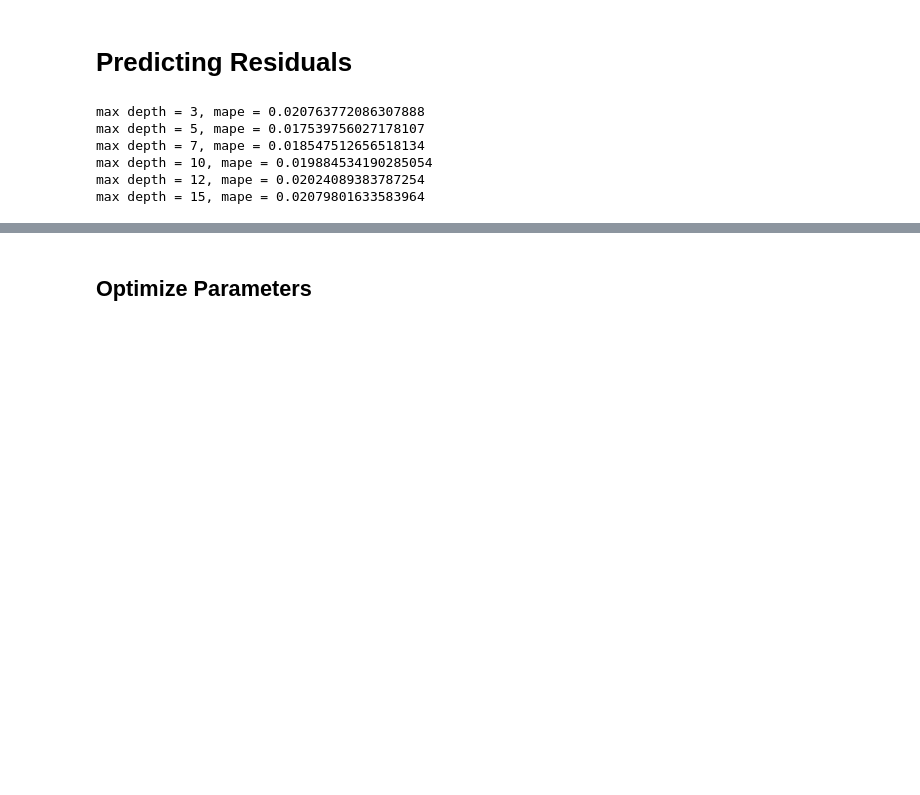
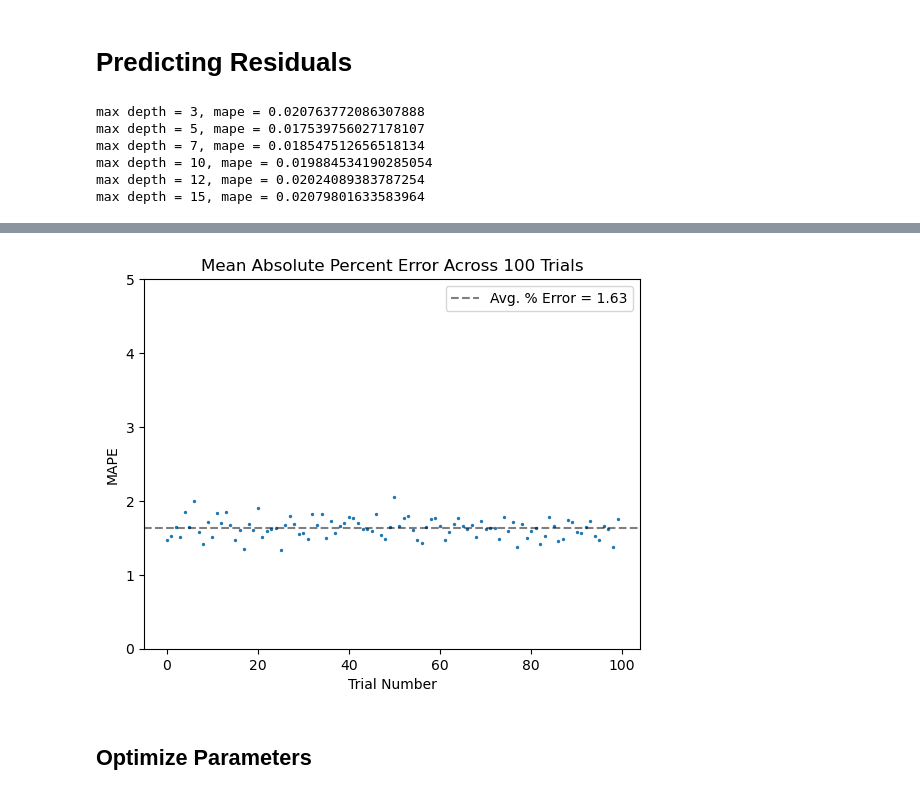
Before and after one commit to jakekosakoff/Physics-139-Final, a Jupyter notebook: Final Project Code/Boosting.ipynb, the cells around one changed output, grey strips where cells are left out. Drawn from its saved outputs; the diff is of its cells as text; code cells hidden in the pictures; blank space fills up the shorter version.

```diff
--- a/Final Project Code/Boosting.ipynb
+++ b/Final Project Code/Boosting.ipynb
@@ -169,2 +171,27 @@ plt.show()
+# %%
+mapes = []
+for i in range(100):
+    X_train, X_test, y_train, y_test = train_test_split(X, y, test_size = 0.1, random_state = i)
+    X_train = np.asarray(X_train.astype("float32"))
+    X_test = np.asarray(X_test.astype("float32"))
+    bdt = XGBRegressor(n_estimators = 1000, max_depth = 5, learning_rate = 0.1,
+                   colsample_bytree = 0.6, subsample = 0.7)
+    bdt.fit(X_train, y_train)
+    preds_bdt = bdt.predict(X_test)
+    mapes.append(mape(preds_bdt, y_test))
+#     print(f'iteration {i}, mse = {mse_i}')
+
+plt.scatter(list(range(100)), np.array(mapes) * 100, s = 2)
+plt.axhline(np.mean(np.array(mapes) * 100), linestyle = '--', color = 'black', alpha = 0.5,
+            label = f'Avg. % Error = {np.round(np.mean(np.array(mapes) * 100), 2)}')
+plt.ylim([0, 5])
+plt.xlabel('Trial Number')
+plt.ylabel('MAPE')
+plt.title('Mean Absolute Percent Error Across 100 Trials')
+plt.legend()
+plt.savefig('Plots/boosting_cv_test_mapes.png')
+plt.show()
+# %% [output]
+[figure, added]
 # %% [markdown]
 ## Optimize Parameters
```
Also changed, not shown: parts of 14 cells of this notebook.
